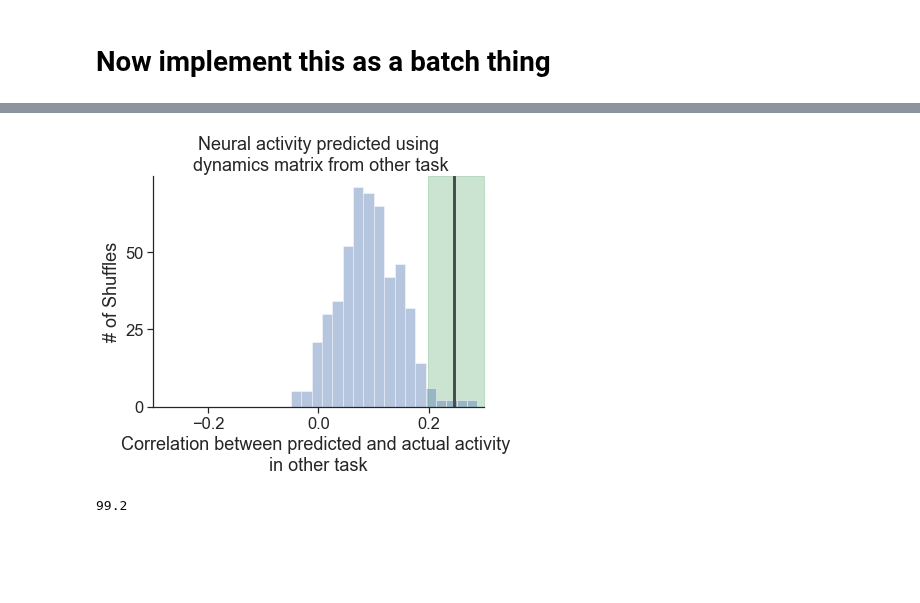
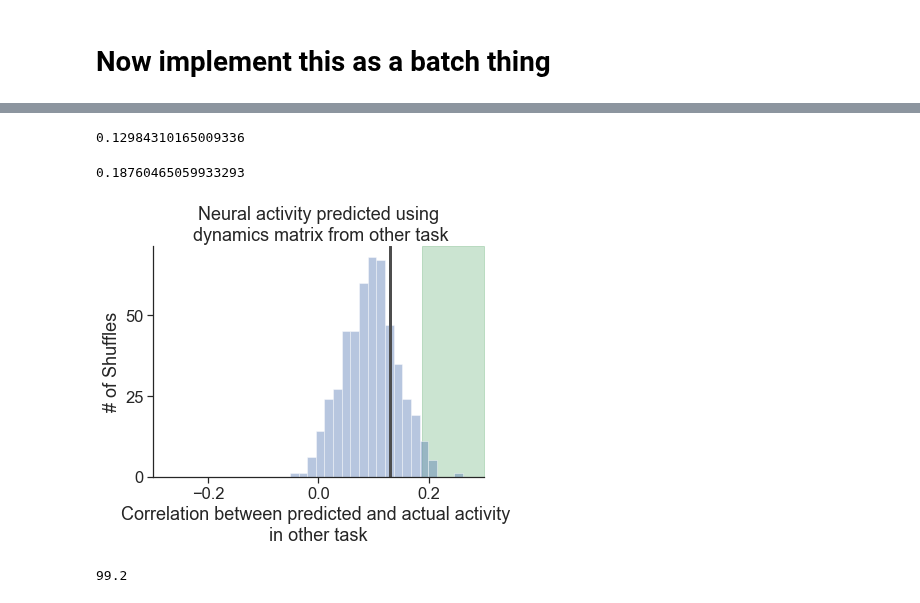
Before and after one commit to yves-weissenberger/ll_ephys, a Jupyter notebook: ephys_notebooks/unitary_dynamics_on_data_v2.ipynb, the cells around one changed output, grey strips where cells are left out. Cells and saved outputs as stored; diff of their text form; code cells hidden in the pictures; blank space fills up the shorter version.

Commit message:
tests for dynamics part

```diff
--- a/ephys_notebooks/unitary_dynamics_on_data_v2.ipynb
+++ b/ephys_notebooks/unitary_dynamics_on_data_v2.ipynb
@@ -168,7 +174,7 @@ def fit_data(neural_activity1,neural_activity2,pca_activity1,pca_activity2,pca):
     pca_dim = pca_activity.shape[1]
     fit_params = []
     fit_quality = []
-    for _ in range(2):
+    for _ in range(5):
         n_params = int(pca_dim*(pca_dim-1)/2)
         basis_tensor_inf = get_basis_tensor(pca_dim)
 
@@ -189,35 +195,42 @@ def fit_data(neural_activity1,neural_activity2,pca_activity1,pca_activity2,pca):
         predicted_neural_activity = pca.inverse_transform((Ainf@pca_activity1.T).T)
         fit_params.append(out.copy())
         fit_quality.append(evaluate_cc(neural_activity1,predicted_neural_activity))
-    params = fit_params[np.argmax(fit_quality)]
+    #
+    params = fit_params[np.nanargmax(fit_quality)]
     skewM = np.einsum('i...,i...',params,basis_tensor_inf)
     Ainf = caley_transform(skewM,pca_dim)
-
-    print(fit_quality)
 
     test_seq1_f = get_unique_transitions(seq0,seq1)
     test_seq1_r = get_unique_transitions(seq0,seq1[::-1])
 
     predicted_neural_activity2 = pca.inverse_transform((Ainf@pca_activity2.T).T)
-    #print(evaluate_cc(act_matrix2[::-1][test_seq1_r],predicted_neural_activity2r[test_seq1_r])[0])
-
     res = evaluate_cc(neural_activity2[test_seq1_f],predicted_neural_activity2[test_seq1_f])
     res2 = evaluate_cc(neural_activity2[::-1][test_seq1_r],predicted_neural_activity2[::-1][test_seq1_r])
-    res = np.max([res,res2])
+    res = np.nanmax([res,res2])
     shuffle_res = []
     print(res)
 
 
     ntest = len(test_seq1_r)
-    r9 = np.arange(ntest)
+    print(len(test_seq1_f),len(test_seq1_r))
+    r91 = np.arange(len(test_seq1_f))
+    r92 = np.arange(len(test_seq1_r))
 
     for _ in range(500):
 
-        perm_order = np.random.permutation(r9)
-        predicted_neural_activity2_shuff = pca.inverse_transform((Ainf@pca_activity2[perm_order].T).T)
+        perm_order1 = np.random.permutation(r91)
+        perm_order2 = np.random.permutation(r92)
+        #predicted_neural_activity2 = pca.inverse_transform((Ainf@pca_activity2[perm_order].T).T)
+        predicted_neural_activity2_shuff = pca.inverse_transform((Ainf@pca_activity2[::-1].T).T)
+        #print(predicted_neural_activity2_shuff[::-1][test_seq1_r])
 
-        shf_res = evaluate_cc(neural_activity2[test_seq1_f][perm_order],predicted_neural_activity2_shuff)
-        shf_res2 = evaluate_cc(neural_activity2[::-1][test_seq1_r][perm_order],predicted_neural_activity2_shuff[::-1][test_seq1_r])
+        shf_res = evaluate_cc(neural_activity2[test_seq1_f][perm_order1],
+                              predicted_neural_activity2_shuff[test_seq1_f]
+                             )
+        #print("OK")
+        shf_res2 = evaluate_cc(neural_activity2[::-1][test_seq1_r][perm_order2],
+                               predicted_neural_activity2_shuff[::-1][test_seq1_r]
+                              )
         shuffle_res.append(np.max([shf_res,shf_res2]))
     return res, shuffle_res, Ainf
 # %%
@@ -248,7 +267,7 @@ for session_ix in range(8):
 
     mds_frm = np.dstack([act_matrix,act_matrix2]).swapaxes(0,2).swapaxes(1,2)
     #print(graph_type0,graph_type1)
-    pca_dim = 8
+    pca_dim = 6
     pca = PCA(n_components=pca_dim)
 
     pca.fit(np.vstack(mds_frm))
@@ -264,4 +341,4 @@ pca_activity.shape
 # %%
-real_res = [i[0] for i in all_res][:-2]
-shuffle_res = [i[1] for i in all_res][:-2]
+real_res = [i[0] for i in all_res]
+shuffle_res = [i[1] for i in all_res]
 # %%
@@ -269,20 +346,26 @@ mean_real_pred_accuracy = np.mean(real_res)
+# %%
+mean_real_pred_accuracy
+# %% [output]
+0.12984310165009336
 # %%
 plt.figure(figsize=(6,5))
 plt.title("Neural activity predicted using\n dynamics matrix from other task")
 seaborn.distplot(np.nanmean(np.array(shuffle_res),axis=0),kde=0)
-plt.axvline(x=np.mean(real_res),color='.3',linewidth=3)
+plt.axvline(x=np.nanmean(real_res),color='.3',linewidth=3)
 #plt.annota
 seaborn.despine()
 plt.xlim(-.3,.3)
 yl = plt.gca().get_ylim()
 plt.fill_between([np.percentile(np.nanmean(np.array(shuffle_res),axis=0),97.5),.3],[yl[1]]*2,color='g',alpha=.3)
+print(np.percentile(np.nanmean(np.array(shuffle_res),axis=0),97.5))
 plt.ylim(yl)
 plt.xlabel("Correlation between predicted and actual activity \nin other task")
 plt.ylabel("# of Shuffles")
 plt.locator_params(nbins=3)
 plt.tight_layout()
 # %% [output]
+0.18760465059933293
-[figure, old version]
+[figure, new version]
 # %%
 stt.percentileofscore(np.nanmean(shuffle_res,axis=0),np.mean(real_res))
 # %% [output]
```
Also changed, not shown: parts of 16 cells of this notebook, 20 other files.
